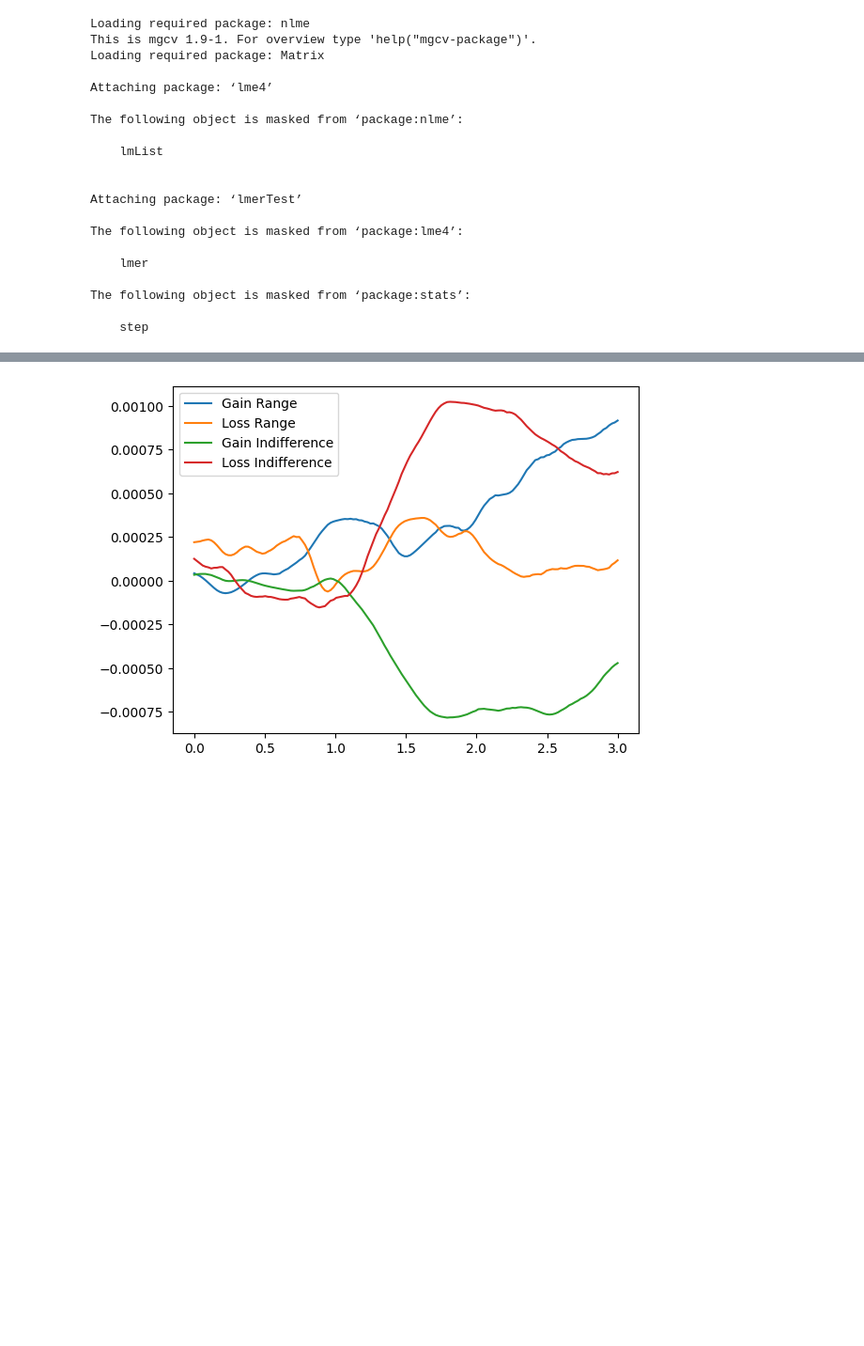
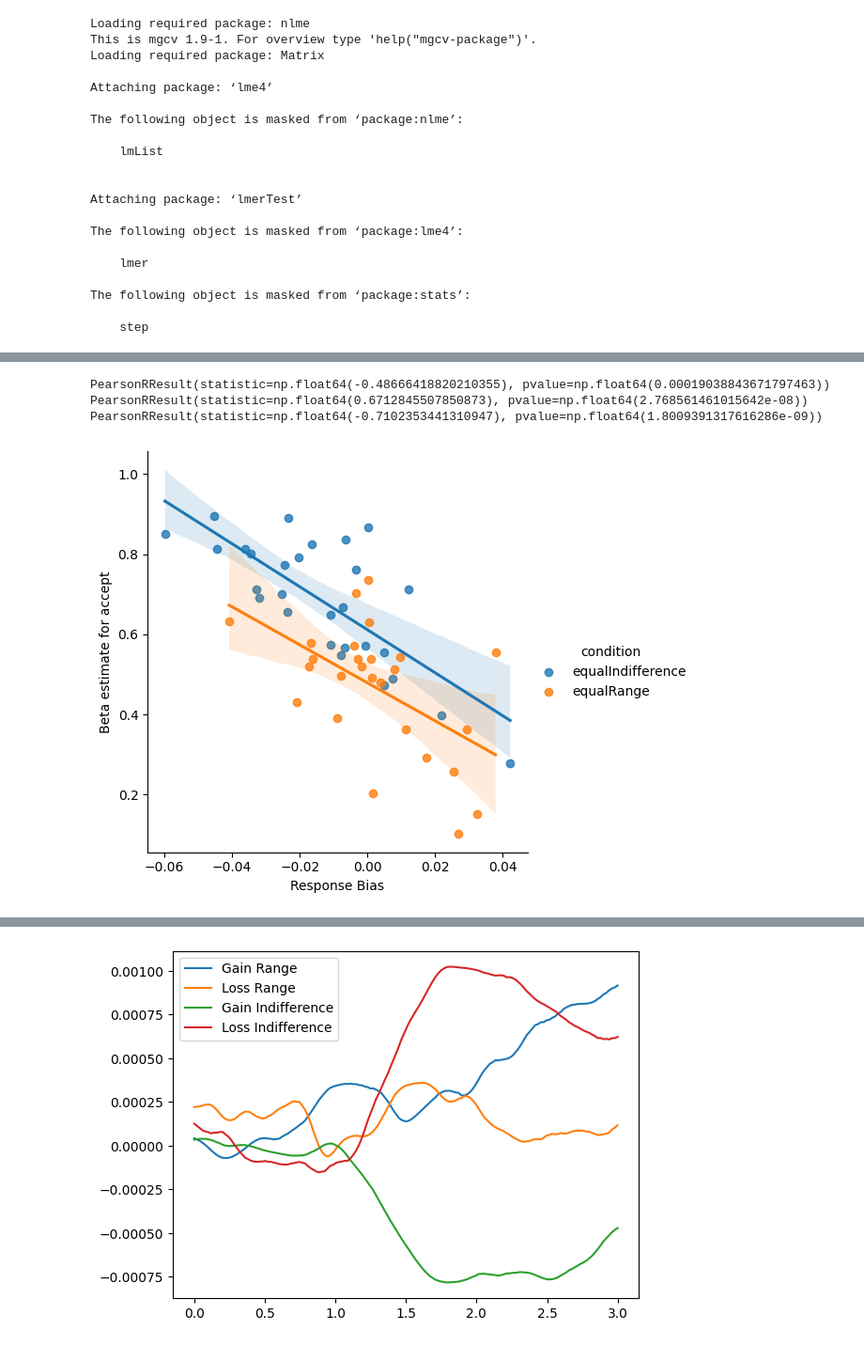
Before and after one commit to GusStgoReyes/riskyneuroarousal, a Jupyter notebook: notebooks/exploratory/4-pupil_response.ipynb, the cells around one changed output, grey strips where cells are left out. Shown at 94% size. Cells and saved outputs as stored; diff of their text form; code cells hidden in the pictures; blank space fills up the shorter version.

```diff
--- a/notebooks/exploratory/4-pupil_response.ipynb
+++ b/notebooks/exploratory/4-pupil_response.ipynb
@@ -148,0 +228,4 @@ str(coefficient_df)
+# %%
+# get the condition for each unique sub
+sub_cond = behav[["sub", "condition"]].drop_duplicates().reset_index(drop=True)
+accept_coeff = accept_coeff.merge(sub_cond, on='sub')
@@ -148,0 +239,8 @@ str(coefficient_df)
+# %%
+# Get DDM fits
+all_params_fit = pd.read_csv("../../data/ddm_fits.csv")
+# %%
+corr = all_params_fit.query("param_name == 'z'")[['sub', 'mean']].merge(accept_coeff, on='sub')
+# %%
+prob_accept = behav.groupby('sub')['accept'].mean().reset_index()
+corr = corr.merge(prob_accept, on='sub')
@@ -148,0 +267,9 @@ str(coefficient_df)
+# %%
+import scipy.stats as stats
+print(stats.pearsonr(corr['mean'], corr['estimate']))
+print(stats.pearsonr(corr['mean'], corr['accept']))
+print(stats.pearsonr(corr['accept'], corr['estimate']))
+# %% [output]
+PearsonRResult(statistic=np.float64(-0.48666418820210355), pvalue=np.float64(0.00019038843671797463))
+PearsonRResult(statistic=np.float64(0.6712845507850873), pvalue=np.float64(2.768561461015642e-08))
+PearsonRResult(statistic=np.float64(-0.7102353441310947), pvalue=np.float64(1.8009391317616286e-09))
@@ -149,3 +278,15 @@ str(coefficient_df)
+# %%
+# sns.scatterplot(data=corr, x='mean', y='estimate', hue='condition')
+# plot regression line per condition
+sns.lmplot(data=corr, x='estimate', y='accept', hue='condition')
+# rename x axis to Response Bias
+plt.xlabel("Response Bias")
+plt.ylabel("Beta estimate for accept")
+plt.show()
+# Response bias of 0.5 is indifferent.
+#
+# %% [output]
+[figure, added]
 # %%
 sns.lineplot(data=coefficient_df, x='timebin', y='pvalue', hue='name')
 plt.show()
```
Also changed, not shown: parts of 16 cells of this notebook, 7 other files.
